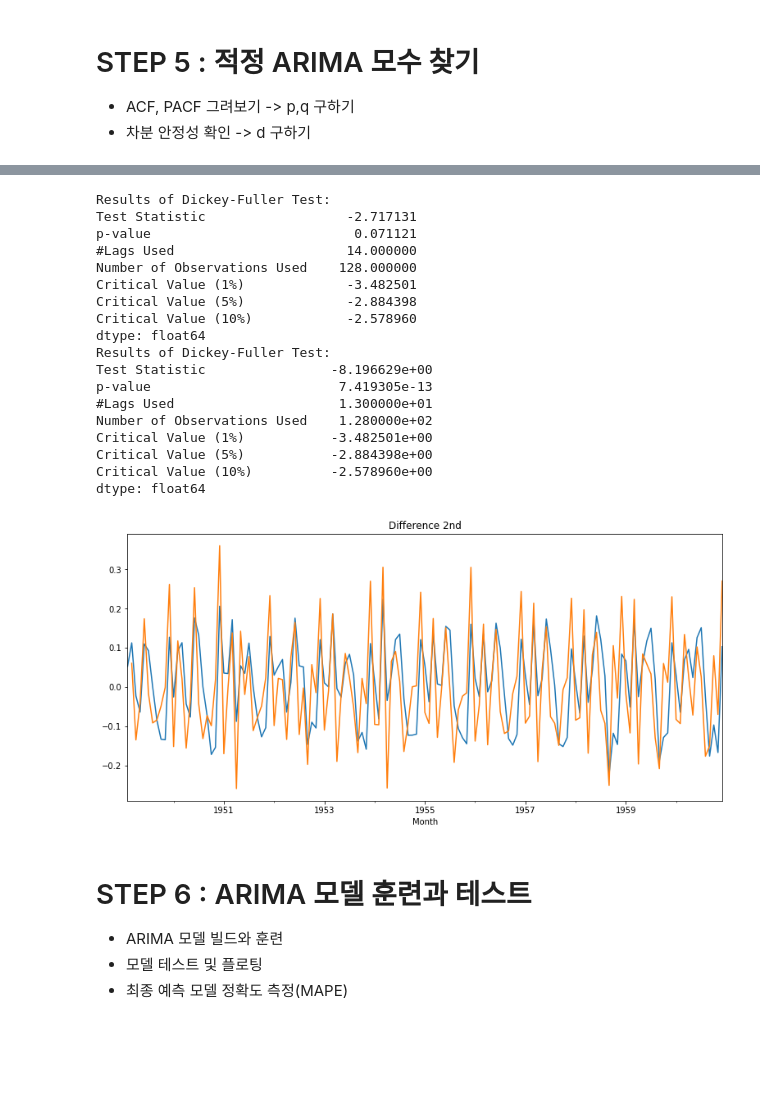
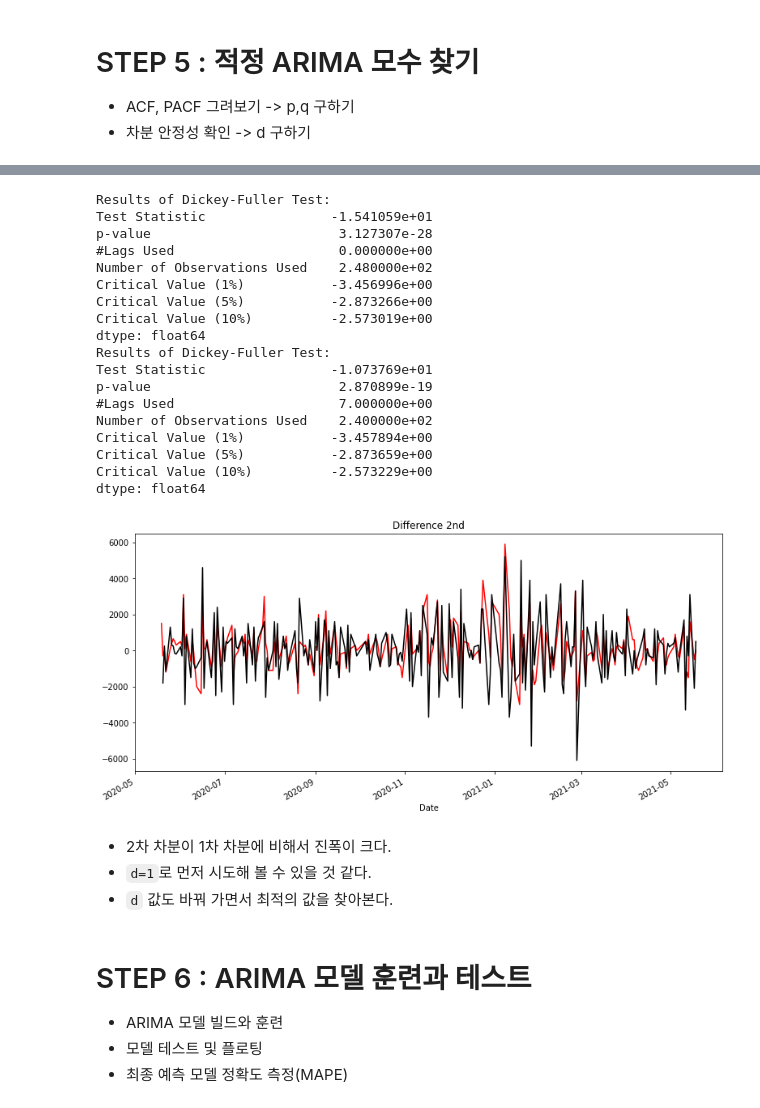
Before and after one commit to Seona056/AIFFEL_Daegu, a Jupyter notebook: [E-11] 주식 예측에 도전해 보자.ipynb, the cells around one changed output, grey strips where cells are left out. Cells and saved outputs as stored; diff of their text form; code cells hidden in the pictures; blank space fills up the shorter version.

```diff
--- a/[E-11] 주식 예측에 도전해 보자.ipynb
+++ b/[E-11] 주식 예측에 도전해 보자.ipynb
@@ -48,8 +48,5 @@ import os
 import warnings
 warnings.filterwarnings('ignore')
 
-dataset_filepath = '/content/drive/MyDrive/아이펠/풀잎스쿨/data/stock_prediction/data/005930.KS.csv'
+dataset_filepath = os.getenv('HOME')+'/aiffel/stock_prediction/data/005930.KS.csv'
 df = pd.read_csv(dataset_filepath, index_col='Date', parse_dates=True)
-ts = df['Close']
-
-ts.head()
@@ -105,0 +227,15 @@ ts_log = np.log(ts)
+# %%
+from statsmodels.tsa.stattools import adfuller
+
+def augmented_dickey_fuller_test(timeseries):
+    # statsmodels 패키지에서 제공하는 adfuller 메서드를 호출합니다.
+    dftest = adfuller(timeseries, autolag='AIC')
+
+    # adfuller 메서드가 리턴한 결과를 정리하여 출력합니다.
+    print('Results of Dickey-Fuller Test:')
+    dfoutput = pd.Series(dftest[0:4], index=['Test Statistic','p-value','#Lags Used','Number of Observations Used'])
+    for key,value in dftest[4].items():
+        dfoutput['Critical Value (%s)' % key] = value
+    print(dfoutput)
+
+print('슝=3')
@@ -145,0 +300,3 @@ TypeError: ignored
+# %%
+plt.rcParams["figure.figsize"] = (13,6)
+plot_rolling_statistics(residual)
@@ -188,36 +434,40 @@ plt.show()
 # %%
 # 차분 안정성 확인 -> d 구하기
 # 1차 차분 구하기
-diff_1 = ts_log.diff(periods=1).iloc[1:]
-diff_1.plot(title='Difference 1st')
+diff_1 = ts.diff(periods=1).iloc[1:]
+diff_1.plot(title='Difference 1st', color='red')
 
 augmented_dickey_fuller_test(diff_1)
 
 # 혹시 필요한 경우 2차 차분 구하기
 diff_2 = diff_1.diff(periods=1).iloc[1:]
-diff_2.plot(title='Difference 2nd')
+diff_2.plot(title='Difference 2nd', color='black')
 
 augmented_dickey_fuller_test(diff_2)
 # %% [output]
 Results of Dickey-Fuller Test:
-Test Statistic                  -2.717131
-p-value                          0.071121
-#Lags Used                      14.000000
-Number of Observations Used    128.000000
-Critical Value (1%)             -3.482501
-Critical Value (5%)             -2.884398
-Critical Value (10%)            -2.578960
+Test Statistic                -1.541059e+01
+p-value                        3.127307e-28
+#Lags Used                     0.000000e+00
+Number of Observations Used    2.480000e+02
+Critical Value (1%)           -3.456996e+00
+Critical Value (5%)           -2.873266e+00
+Critical Value (10%)          -2.573019e+00
 dtype: float64
 Results of Dickey-Fuller Test:
-Test Statistic                -8.196629e+00
-p-value                        7.419305e-13
-#Lags Used                     1.300000e+01
-Number of Observations Used    1.280000e+02
-Critical Value (1%)           -3.482501e+00
-Critical Value (5%)           -2.884398e+00
-Critical Value (10%)          -2.578960e+00
+Test Statistic                -1.073769e+01
+p-value                        2.870899e-19
+#Lags Used                     7.000000e+00
+Number of Observations Used    2.400000e+02
+Critical Value (1%)           -3.457894e+00
+Critical Value (5%)           -2.873659e+00
+Critical Value (10%)          -2.573229e+00
 dtype: float64
-[figure, old version]
+[figure, new version]
+# %% [markdown]
+- 2차 차분이 1차 차분에 비해서 진폭이 크다.
+- `d=1`로 먼저 시도해 볼 수 있을 것 같다.
+- `d` 값도 바꿔 가면서 최적의 값을 찾아본다.
 # %% [markdown]
 # STEP 6 : ARIMA 모델 훈련과 테스트
 
```
Also changed, not shown: parts of 51 cells of this notebook.
